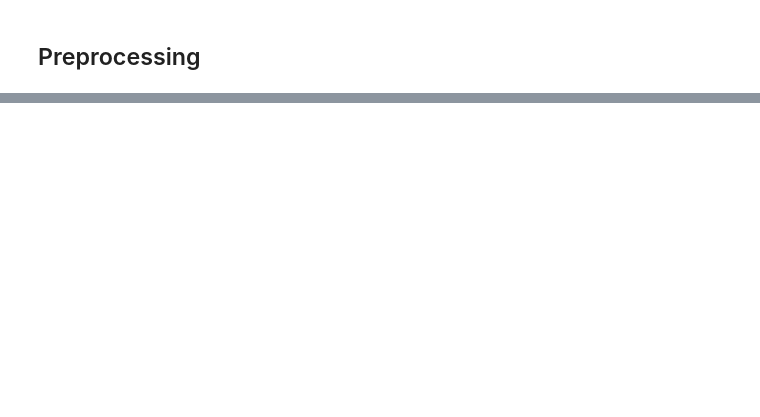
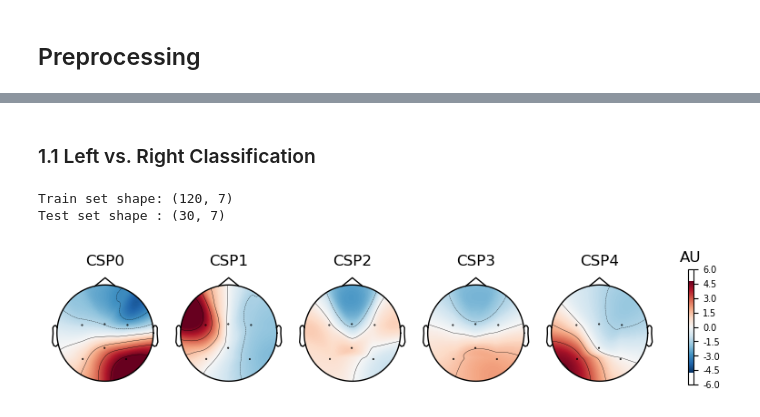
Before and after one commit to WasupolHengsritawat/Two-dimensional-Movement-Control-BCI, a Jupyter notebook: MI_offline_classification.ipynb, the cells around one changed output, grey strips where cells are left out. Drawn from its saved outputs; the diff is of its cells as text; code cells hidden in the pictures; blank space fills up the shorter version.

```diff
--- a/MI_offline_classification.ipynb
+++ b/MI_offline_classification.ipynb
@@ -800,0 +110,18 @@ plt.show()
+# %%
+# -- |Local parameters|--
+epochs_list = []
+
+for i in range(initial_run,initial_run+n_run):
+    # -- |File import| --
+    streams, header = pyxdf.load_xdf(f"Data/sub-P{participant_id:003d}/ses-S{session:003d}/eeg/sub-P{participant_id:003d}_ses-S{session:003d}_task-Default_run-{i:003d}_eeg.xdf") #Example Data from Lab Recoder
+
+    raw_mne, events = streams2mnedata(streams)
+    prepro_mne = preprocessing(raw_mne)
+
+    # -- |Epoch Segmentation| --
+    epochs = mne.Epochs(prepro_mne, events, tmin= -0.5,  tmax= 3, event_id = events_id, preload = True,verbose=False,picks = ['C3','Cz','C4','PO7','Pz','PO8','EOG'])
+
+    epochs_list.append(epochs)
+
+epochs = mne.concatenate_epochs(epochs_list)
+epochs.set_montage(mne.channels.make_standard_montage('standard_1020'))
@@ -800,0 +135,61 @@ plt.show()
+# %% [markdown]
+### 1.1 Left vs. Right Classification
+# %%
+mne.set_log_level(verbose=False)
+
+# Get EEG data and events
+X = epochs[['right','left']].get_data(copy=False)
+Y = epochs[['right','left']].events[:, -1]
+
+csp_list = []
+clf_list = []
+acc_list = []
+report_list = []
+
+for i in range(2, len(epochs.ch_names) + 1):
+    # -- |Features Extraction| --
+    # Initilize CSP
+    csp = CSP(n_components = i, norm_trace = False)
+
+    # Fit CSP to data
+    csp.fit(X,Y)
+    csp_list.append(csp)
+
+    # Transform data into CSP space
+    X_transformed = csp.transform(X)
+
+    # -- |Classification| --
+    # Split data into training and test sets
+    X_train, X_test, Y_train, Y_test = train_test_split(X_transformed, Y, test_size = 0.2, random_state = 42, stratify=Y)
+
+    # Classification
+    clf = Pipeline([('SVM', SVC(kernel='linear'))])
+    clf.fit(X_train, Y_train)
+    clf_list.append(clf)
+
+    y_pred = clf.predict(X_test)
+    accuracy = accuracy_score(Y_test, y_pred)
+    acc_list.append(accuracy)
+
+    report = classification_report(Y_test, y_pred, target_names=['right', 'left'])  # adjust target names accordingly
+    report_list.append(report)
+
+# -- |Select CSP which gives maximum accuracy| --
+ind = np.argmax(acc_list)
+
+# -- |Print Data Shape| --
+print(f'Train set shape: {X_train.shape}')
+print(f'Test set shape : {X_test.shape}')
+
+# -- |Visualize CSP patterns| --
+csp = csp_list[ind]
+csp.plot_patterns(epochs.info);
+
+# -- |Classification results| --
+clf = clf_list[ind]
+print(f"Accuracy: {acc_list[ind]}")
+print(report_list[ind])
+# %% [output]
+Train set shape: (120, 7)
+Test set shape : (30, 7)
+[figure, added]
```
Also changed, not shown: parts of 93 cells of this notebook.
